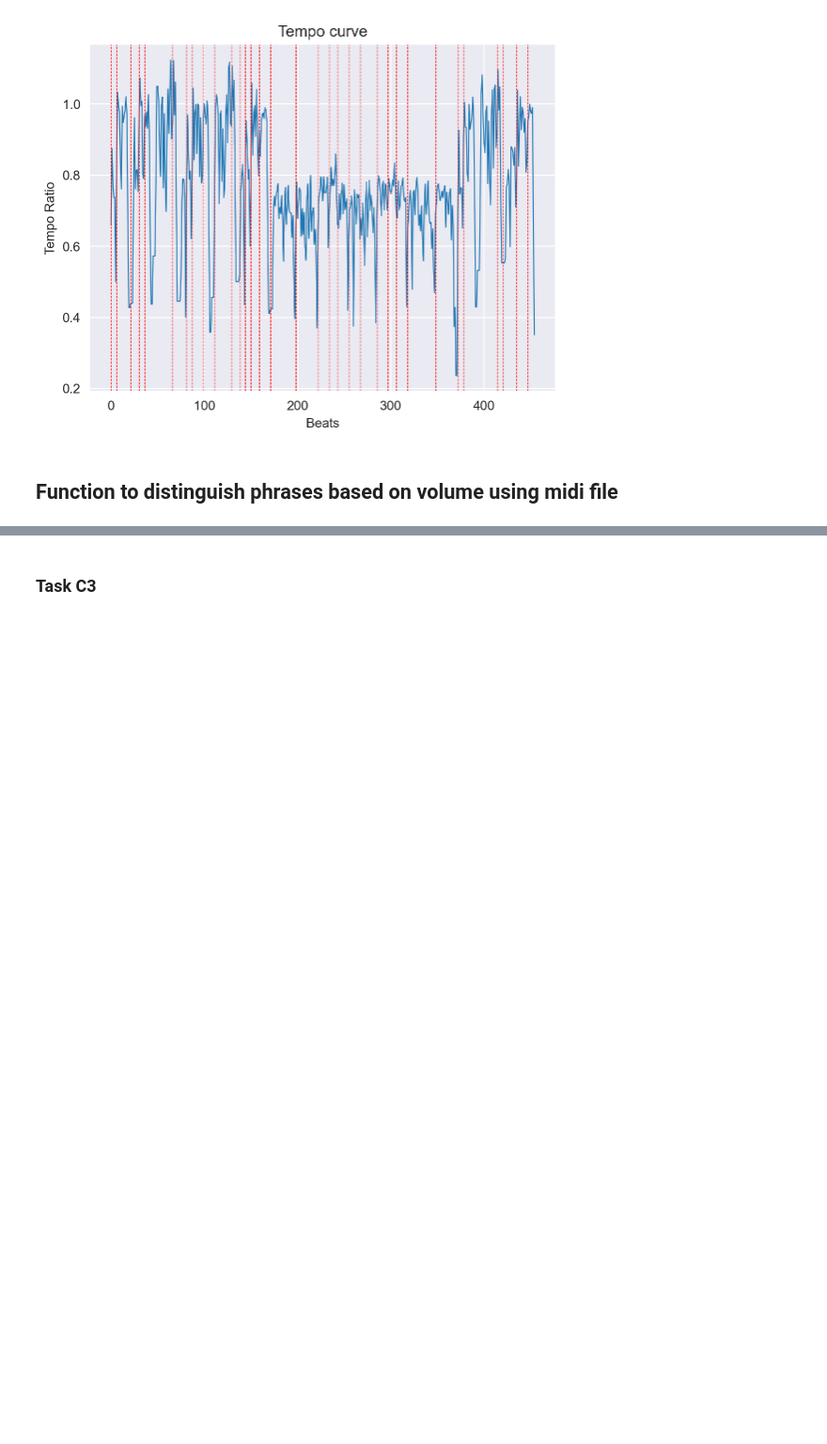
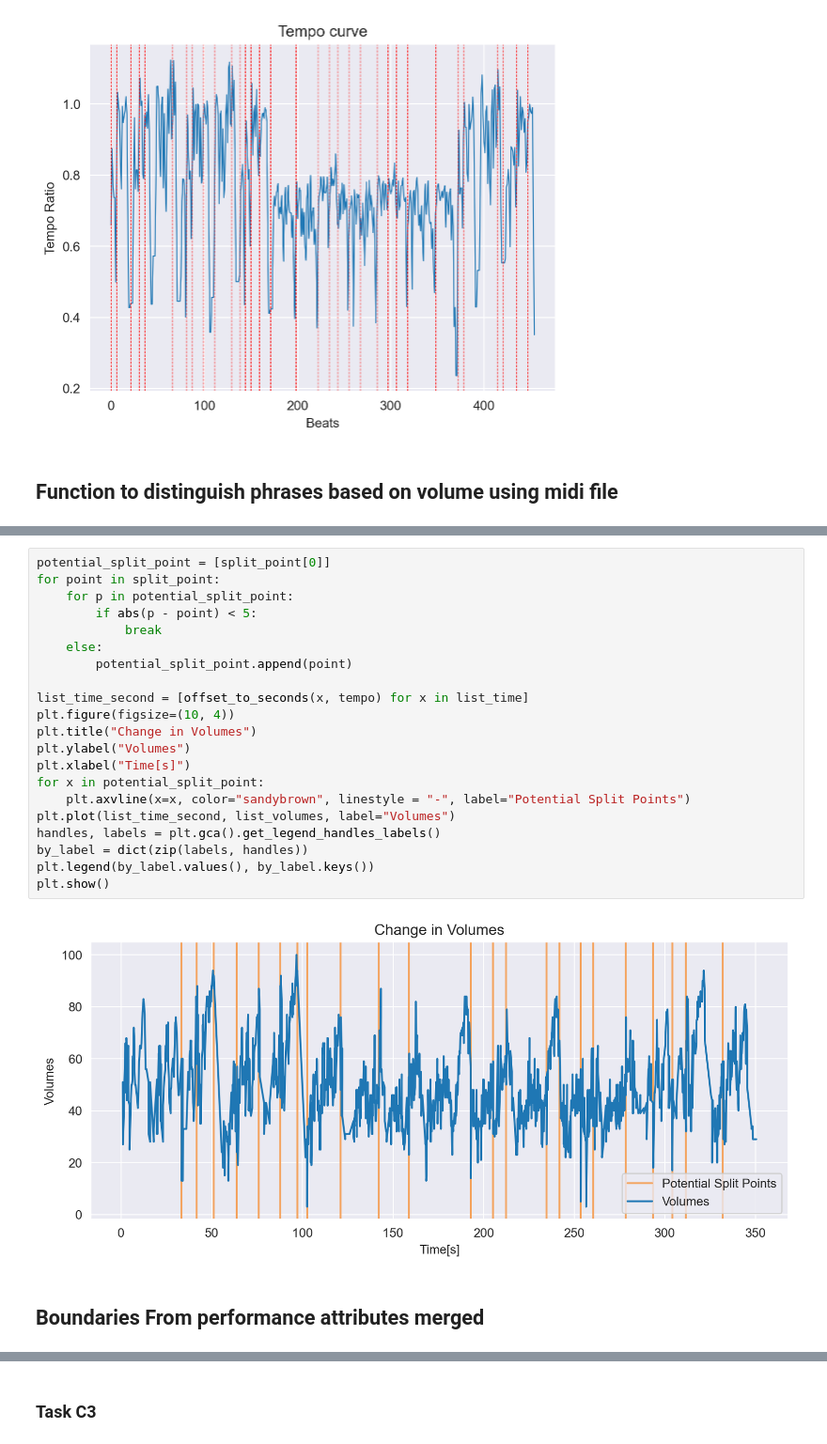
Before and after one commit to JorisMonnet/DM_Assignment3, a Jupyter notebook: task_c.ipynb, the cells around one changed output, grey strips where cells are left out. Shown at 94% size. Cells and saved outputs as stored; diff of their text form; blank space fills up the shorter version.

Commit message:
merge C1

```diff
--- a/task_c.ipynb
+++ b/task_c.ipynb
@@ -40,0 +67,25 @@ plot_timing_for_one_piece(get_tempo_map(average), boundaries)
+# %%
+potential_split_point = [split_point[0]]
+for point in split_point:
+    for p in potential_split_point:
+        if abs(p - point) < 5:
+            break
+    else:
+        potential_split_point.append(point)
+
+list_time_second = [offset_to_seconds(x, tempo) for x in list_time]
+plt.figure(figsize=(10, 4))
+plt.title("Change in Volumes")
+plt.ylabel("Volumes")
+plt.xlabel("Time[s]")
+for x in potential_split_point:
+    plt.axvline(x=x, color="sandybrown", linestyle = "-", label="Potential Split Points")
+plt.plot(list_time_second, list_volumes, label="Volumes")
+handles, labels = plt.gca().get_legend_handles_labels()
+by_label = dict(zip(labels, handles))
+plt.legend(by_label.values(), by_label.keys())
+plt.show()
+# %% [output]
+[figure, added]
+# %% [markdown]
+## Boundaries From performance attributes merged
```
Also changed, not shown: parts of 5 cells of this notebook, 2 other files.
